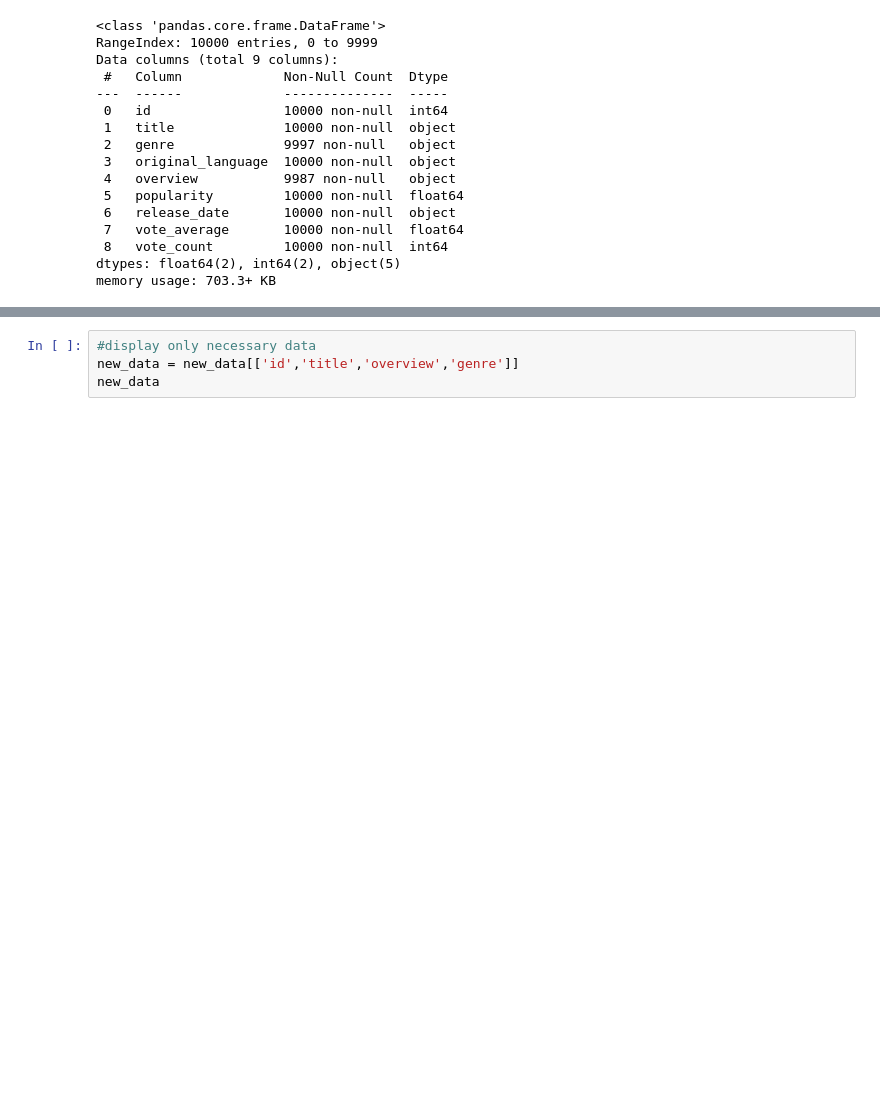
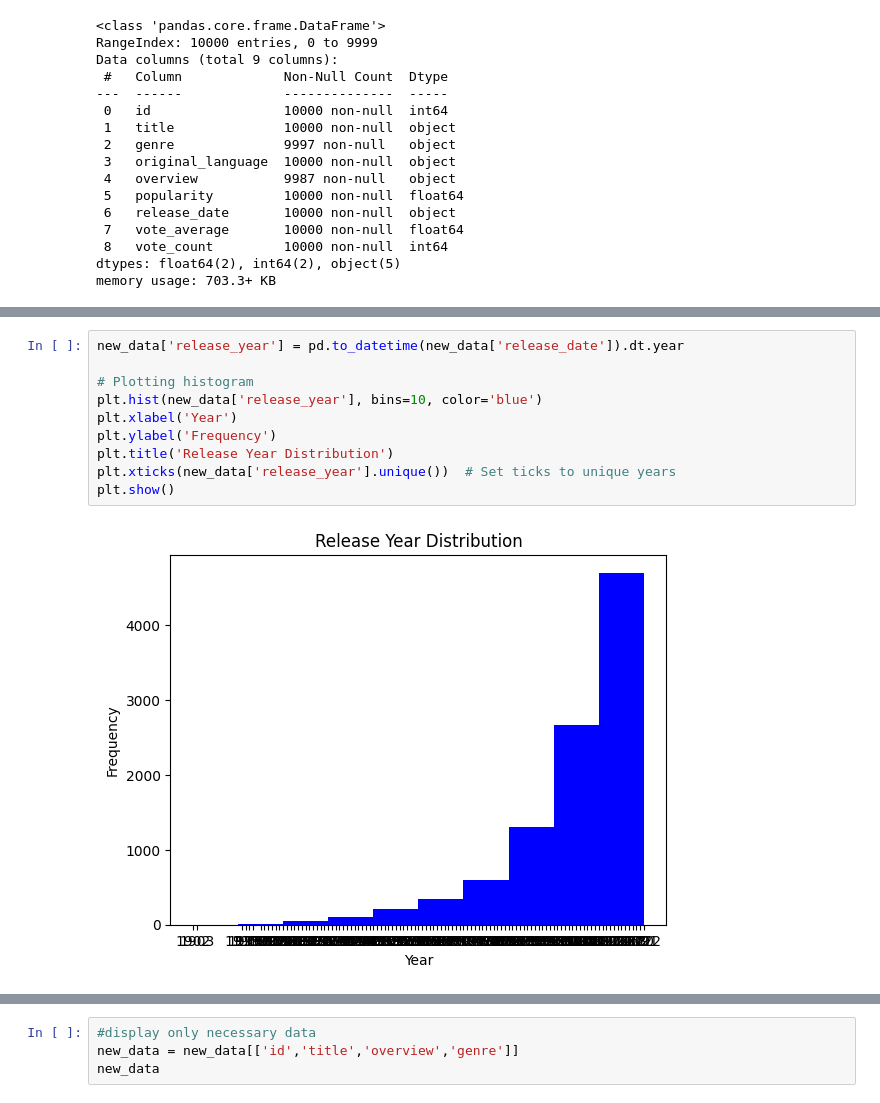
Before and after one commit to rachit-singhal12/Movie-Recommendation-System, a Jupyter notebook: Movie_recommendation_training.ipynb, the cells around one changed output, grey strips where cells are left out. Drawn from its saved outputs; the diff is of its cells as text; blank space fills up the shorter version.

```diff
--- a/Movie_recommendation_training.ipynb
+++ b/Movie_recommendation_training.ipynb
@@ -82,0 +100,12 @@ Index(['id', 'title', 'genre', 'original_language', 'overview', 'popularity',
+# %%
+new_data['release_year'] = pd.to_datetime(new_data['release_date']).dt.year
+
+# Plotting histogram
+plt.hist(new_data['release_year'], bins=10, color='blue')
+plt.xlabel('Year')
+plt.ylabel('Frequency')
+plt.title('Release Year Distribution')
+plt.xticks(new_data['release_year'].unique())  # Set ticks to unique years
+plt.show()
+# %% [output]
+[figure, added]
```
Also changed, not shown: parts of 16 cells of this notebook, 1 other file.
